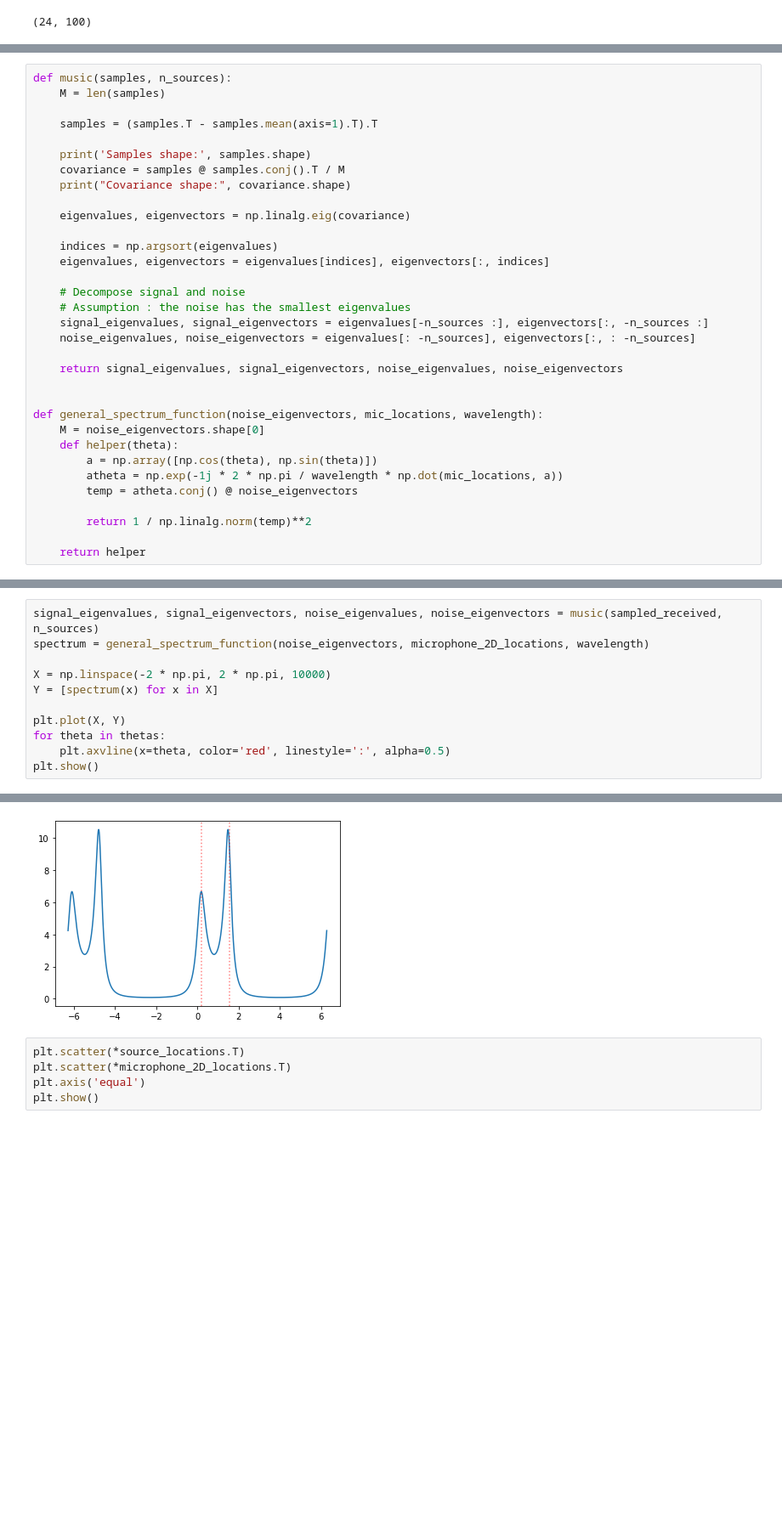
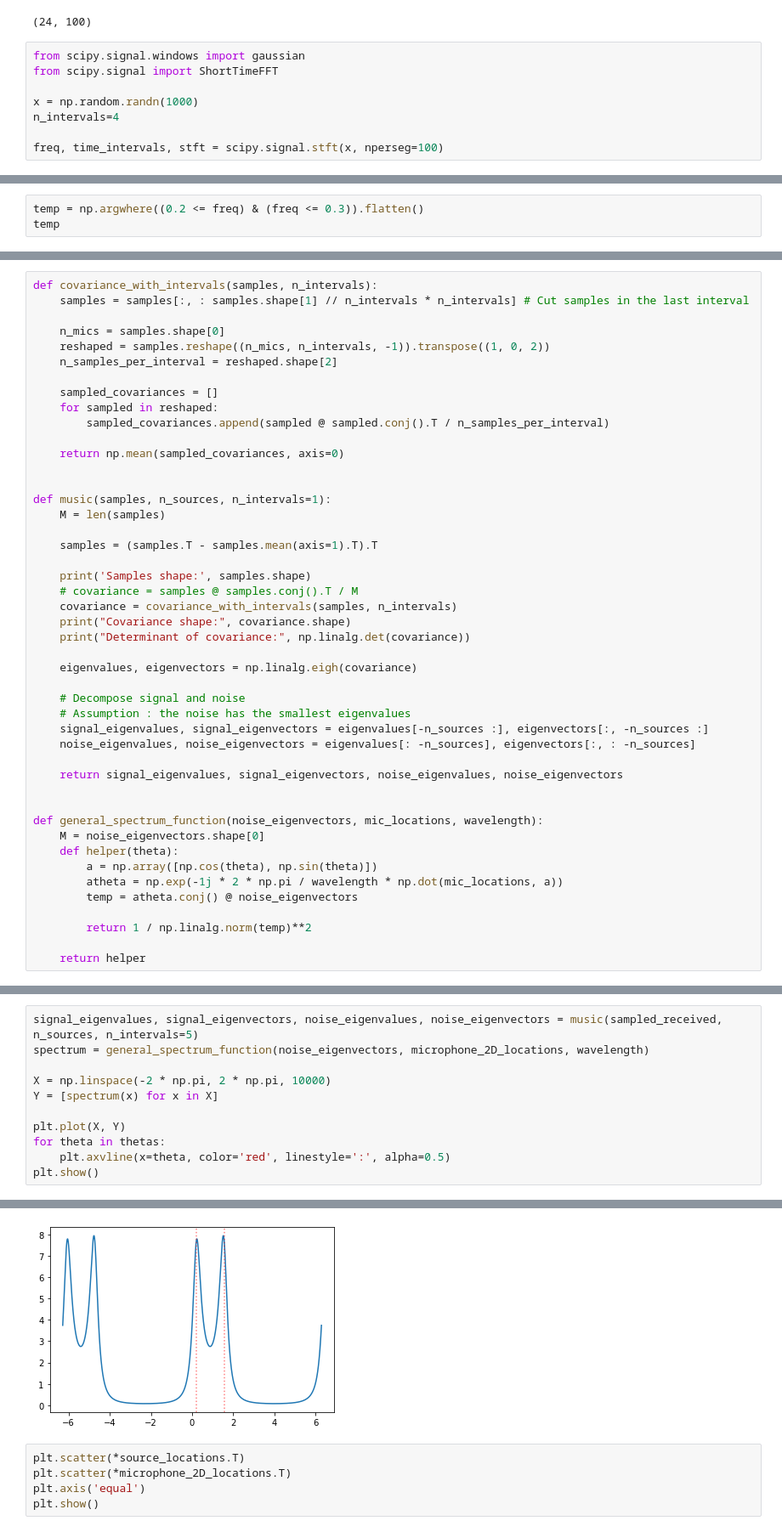
Before and after one commit to MichelDucartier/music_doa, a Jupyter notebook: MUSIC_test_michael.ipynb, the cells around one changed output, grey strips where cells are left out. Shown at 85% size. Saved outputs shown, nothing was run; the diff lists cells and outputs as text; blank space fills up the shorter version.

```diff
--- a/MUSIC_test_michael.ipynb
+++ b/MUSIC_test_michael.ipynb
@@ -63,3 +66,11 @@ for i, received in enumerate(received_signals):
 sampled_received.shape
 # %% [output]
 (24, 100)
+# %%
+from scipy.signal.windows import gaussian
+from scipy.signal import ShortTimeFFT
+
+x = np.random.randn(1000)
+n_intervals=4
+
+freq, time_intervals, stft = scipy.signal.stft(x, nperseg=100)
@@ -65,0 +95,3 @@ sampled_received.shape
+# %%
+temp = np.argwhere((0.2 <= freq) & (freq <= 0.3)).flatten()
+temp
@@ -66,17 +132,30 @@ sampled_received.shape
 # %%
-def music(samples, n_sources):
+def covariance_with_intervals(samples, n_intervals):
+    samples = samples[:, : samples.shape[1] // n_intervals * n_intervals] # Cut samples in the last interval
+
+    n_mics = samples.shape[0]
+    reshaped = samples.reshape((n_mics, n_intervals, -1)).transpose((1, 0, 2))
+    n_samples_per_interval = reshaped.shape[2]
+
+    sampled_covariances = []
+    for sampled in reshaped:
+        sampled_covariances.append(sampled @ sampled.conj().T / n_samples_per_interval)
+
+    return np.mean(sampled_covariances, axis=0)
+
+
+def music(samples, n_sources, n_intervals=1):
     M = len(samples)
 
     samples = (samples.T - samples.mean(axis=1).T).T
 
     print('Samples shape:', samples.shape)
-    covariance = samples @ samples.conj().T / M
+    # covariance = samples @ samples.conj().T / M
+    covariance = covariance_with_intervals(samples, n_intervals)
     print("Covariance shape:", covariance.shape)
+    print("Determinant of covariance:", np.linalg.det(covariance))
 
-    eigenvalues, eigenvectors = np.linalg.eig(covariance)
-
-    indices = np.argsort(eigenvalues)
-    eigenvalues, eigenvectors = eigenvalues[indices], eigenvectors[:, indices]
+    eigenvalues, eigenvectors = np.linalg.eigh(covariance)
 
     # Decompose signal and noise
     # Assumption : the noise has the smallest eigenvalues
@@ -99,5 +180,5 @@ def general_spectrum_function(noise_eigenvectors, mic_locations, wavelength):
 # %%
-signal_eigenvalues, signal_eigenvectors, noise_eigenvalues, noise_eigenvectors = music(sampled_received, n_sources)
+signal_eigenvalues, signal_eigenvectors, noise_eigenvalues, noise_eigenvectors = music(sampled_received, n_sources, n_intervals=5)
 spectrum = general_spectrum_function(noise_eigenvectors, microphone_2D_locations, wavelength)
 
 X = np.linspace(-2 * np.pi, 2 * np.pi, 10000)
@@ -113,4 +195,4 @@ Covariance shape: (24, 24)
-[figure, old version]
+[figure, new version]
 # %%
 plt.scatter(*source_locations.T)
 plt.scatter(*microphone_2D_locations.T)
```
Also changed, not shown: parts of 23 cells of this notebook, 4 other files.
